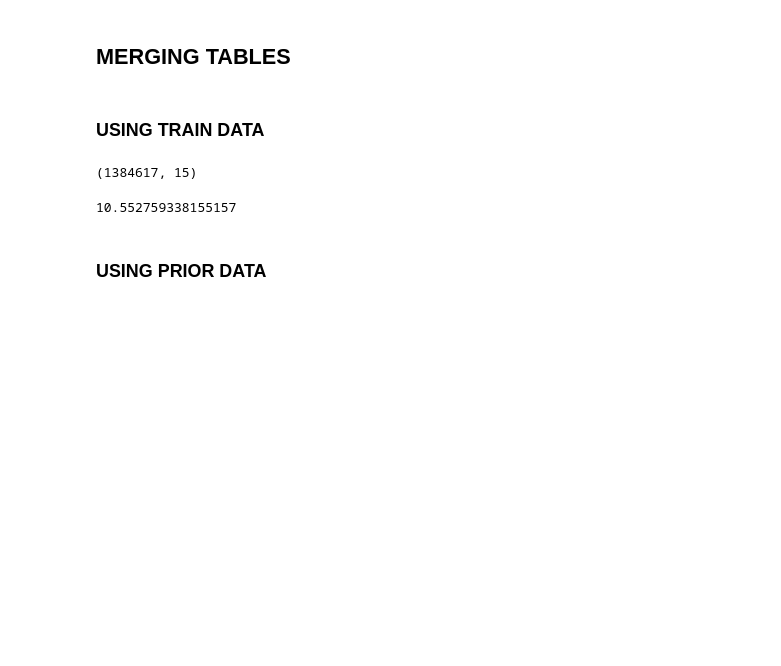
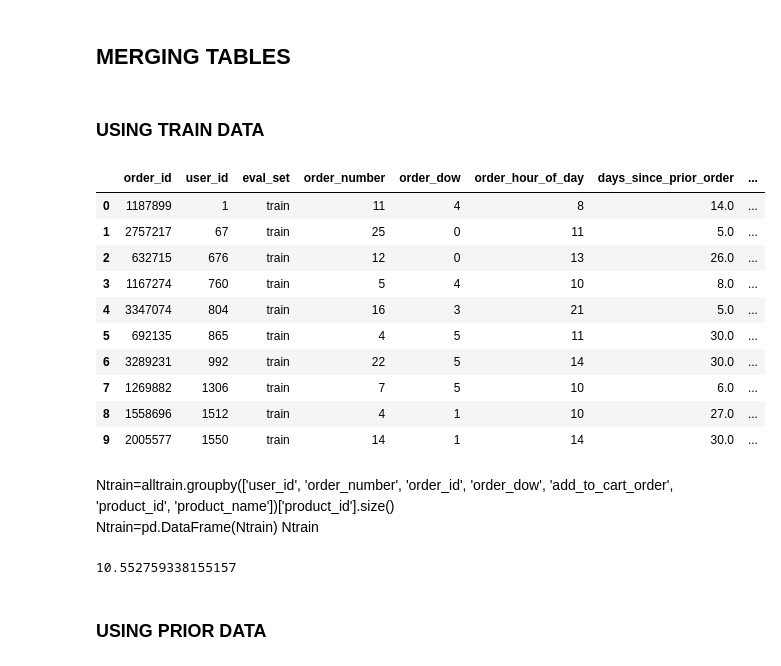
Before and after one commit to DrAugustine1981/InstacartCapstoneProject, a Jupyter notebook: EDA.ipynb, the cells around one changed output. Cells and saved outputs as stored; diff of their text form; code cells hidden in the pictures; blank space fills up the shorter version.

```diff
--- a/EDA.ipynb
+++ b/EDA.ipynb
@@ -332,9 +355,23 @@ alltrain=otrain.merge(train)
 alltrain=alltrain.merge(prod)
 alltrain=alltrain.merge(dep)
 alltrain=alltrain.merge(aisles)
-# %%
-alltrain.shape
-# %% [output]
-(1384617, 15)
+# %%
+alltrain.head(10)
+# %% [output]
+|  | order_id | user_id | eval_set | order_number | order_dow | order_hour_of_day | days_since_prior_order | ... |
+| 0 | 1187899 | 1 | train | 11 | 4 | 8 | 14.0 | ... |
+| 1 | 2757217 | 67 | train | 25 | 0 | 11 | 5.0 | ... |
+| 2 | 632715 | 676 | train | 12 | 0 | 13 | 26.0 | ... |
+| 3 | 1167274 | 760 | train | 5 | 4 | 10 | 8.0 | ... |
+| 4 | 3347074 | 804 | train | 16 | 3 | 21 | 5.0 | ... |
+| 5 | 692135 | 865 | train | 4 | 5 | 11 | 30.0 | ... |
+| 6 | 3289231 | 992 | train | 22 | 5 | 14 | 30.0 | ... |
+| 7 | 1269882 | 1306 | train | 7 | 5 | 10 | 6.0 | ... |
+| 8 | 1558696 | 1512 | train | 4 | 1 | 10 | 27.0 | ... |
+| 9 | 2005577 | 1550 | train | 14 | 1 | 14 | 30.0 | ... |
+# %% [markdown]
+Ntrain=alltrain.groupby(['user_id', 'order_number', 'order_id', 'order_dow', 'add_to_cart_order', 'product_id', 'product_name'])['product_id'].size()
+Ntrain=pd.DataFrame(Ntrain)
+Ntrain
 # %%
 #Average number of products per order
```
Also changed, not shown: parts of 21 cells of this notebook.
